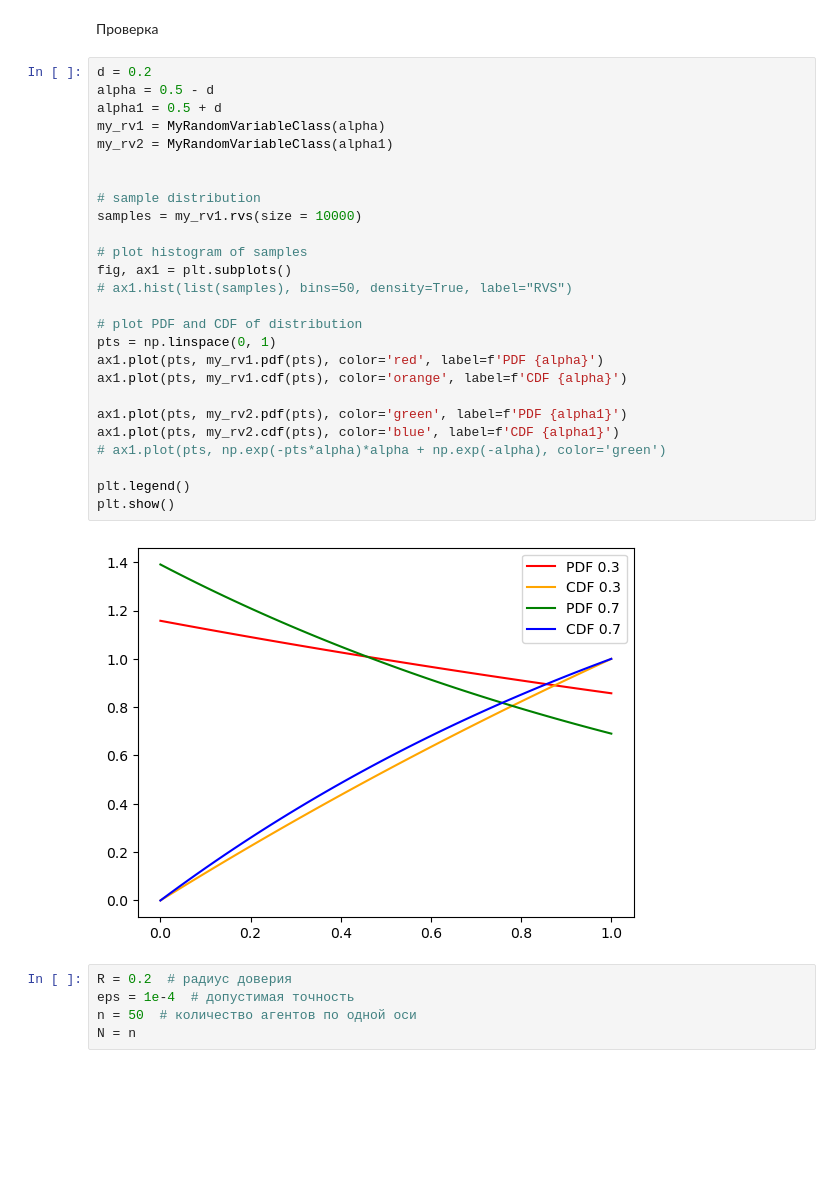
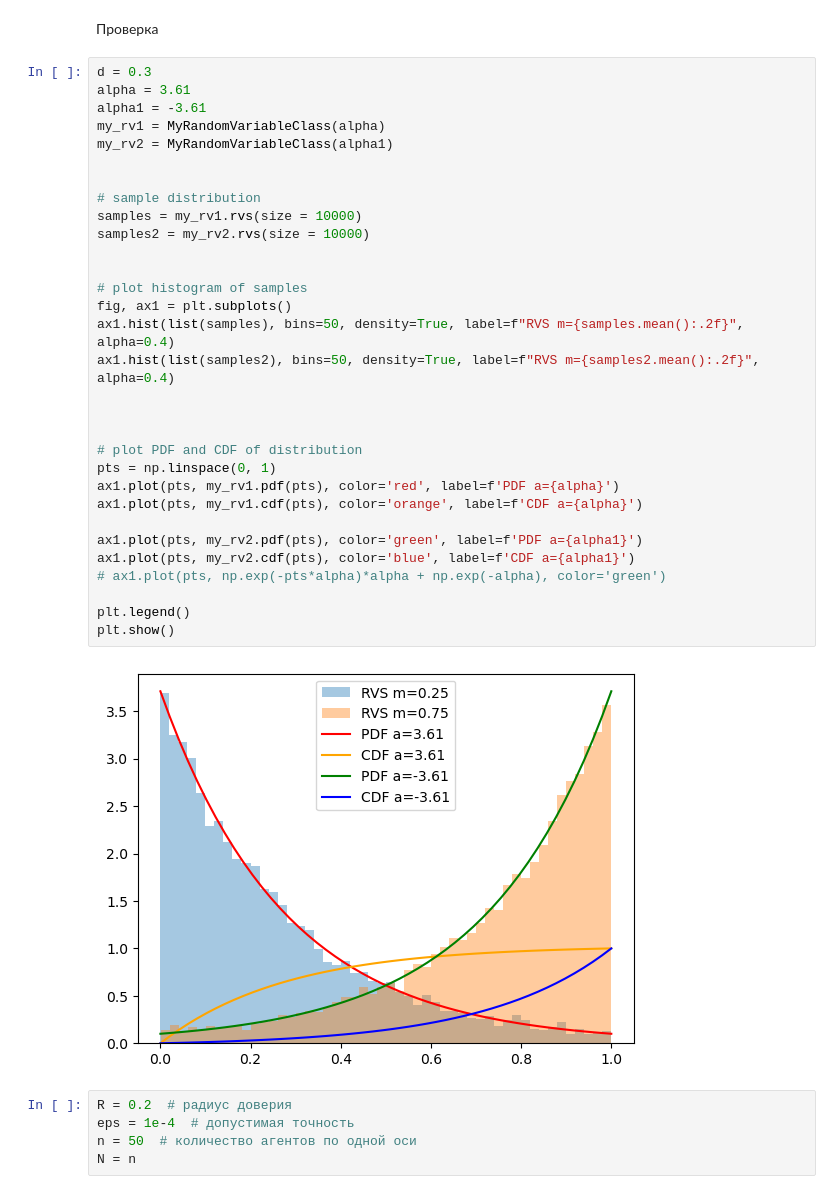
Before and after one commit to ash00748/Hegselmann-Krause-project, a Jupyter notebook: 2d HK/2dHK_expon.ipynb, the cells around one changed output. Cells and saved outputs as stored; diff of their text form; blank space fills up the shorter version.

```diff
--- a/2d HK/2dHK_expon.ipynb
+++ b/2d HK/2dHK_expon.ipynb
@@ -113,33 +113,38 @@ class MyRandomVariableClass(stats.rv_continuous):
 # %% [markdown]
 Проверка
 # %%
-d = 0.2
-alpha = 0.5 - d
-alpha1 = 0.5 + d
+d = 0.3
+alpha = 3.61
+alpha1 = -3.61
 my_rv1 = MyRandomVariableClass(alpha)
 my_rv2 = MyRandomVariableClass(alpha1)
 
 
 # sample distribution
 samples = my_rv1.rvs(size = 10000)
+samples2 = my_rv2.rvs(size = 10000)
+
 
 # plot histogram of samples
 fig, ax1 = plt.subplots()
-# ax1.hist(list(samples), bins=50, density=True, label="RVS")
+ax1.hist(list(samples), bins=50, density=True, label=f"RVS m={samples.mean():.2f}", alpha=0.4)
+ax1.hist(list(samples2), bins=50, density=True, label=f"RVS m={samples2.mean():.2f}", alpha=0.4)
+
+
 
 # plot PDF and CDF of distribution
 pts = np.linspace(0, 1)
-ax1.plot(pts, my_rv1.pdf(pts), color='red', label=f'PDF {alpha}')
-ax1.plot(pts, my_rv1.cdf(pts), color='orange', label=f'CDF {alpha}')
+ax1.plot(pts, my_rv1.pdf(pts), color='red', label=f'PDF a={alpha}')
+ax1.plot(pts, my_rv1.cdf(pts), color='orange', label=f'CDF a={alpha}')
 
-ax1.plot(pts, my_rv2.pdf(pts), color='green', label=f'PDF {alpha1}')
-ax1.plot(pts, my_rv2.cdf(pts), color='blue', label=f'CDF {alpha1}')
+ax1.plot(pts, my_rv2.pdf(pts), color='green', label=f'PDF a={alpha1}')
+ax1.plot(pts, my_rv2.cdf(pts), color='blue', label=f'CDF a={alpha1}')
 # ax1.plot(pts, np.exp(-pts*alpha)*alpha + np.exp(-alpha), color='green')
 
 plt.legend()
 plt.show()
 # %% [output]
-[figure, old version]
+[figure, new version]
 # %%
 R = 0.2  # радиус доверия
 eps = 1e-4  # допустимая точность
```
Also changed, not shown: 2 other files.
